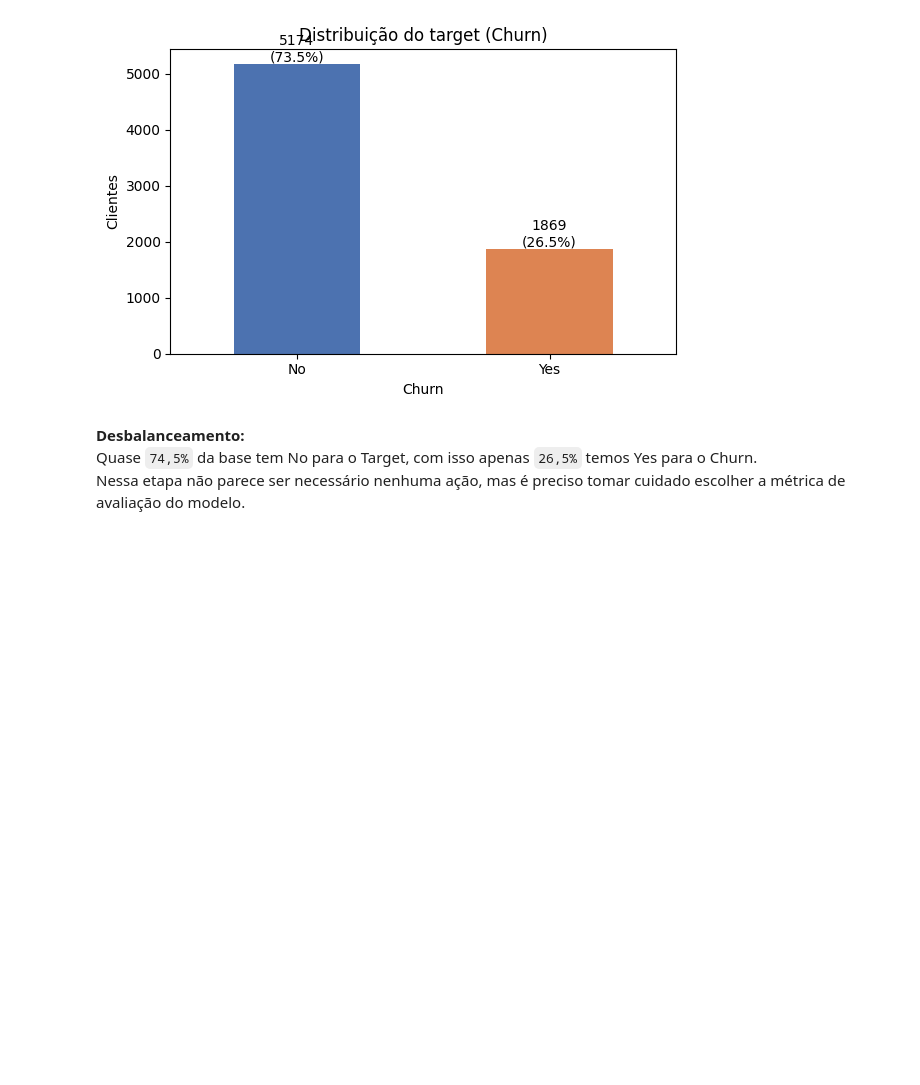
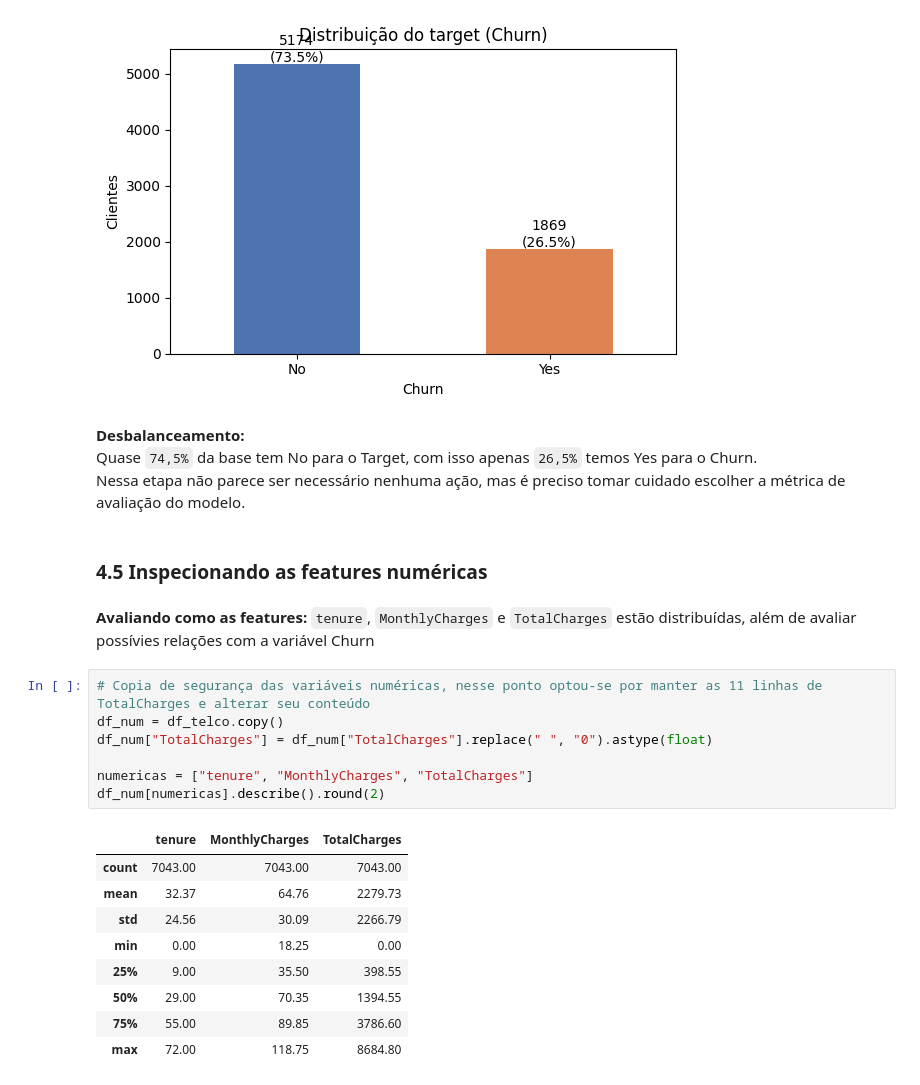
Before and after one commit to RaphaelLima89/fiap_tc01_churn, a Jupyter notebook: notebooks/01_eda.ipynb, the cells around one changed output. Drawn from its saved outputs; the diff is of its cells as text; blank space fills up the shorter version.

```diff
--- a/notebooks/01_eda.ipynb
+++ b/notebooks/01_eda.ipynb
@@ -253,3 +253,24 @@ plt.show()
 **Desbalanceamento:** <br>
 Quase `74,5%` da base tem No para o Target, com isso apenas `26,5%` temos Yes para o Churn. <br>
 Nessa etapa não parece ser necessário nenhuma ação, mas é preciso tomar cuidado escolher a métrica de avaliação do modelo.
+# %% [markdown]
+### 4.5 Inspecionando as features numéricas
+# %% [markdown]
+**Avaliando como as features:** `tenure`, `MonthlyCharges` e `TotalCharges` estão distribuídas, além de avaliar possívies relações com a variável Churn
+# %%
+# Copia de segurança das variáveis numéricas, nesse ponto optou-se por manter as 11 linhas de TotalCharges e alterar seu conteúdo
+df_num = df_telco.copy()
+df_num["TotalCharges"] = df_num["TotalCharges"].replace(" ", "0").astype(float)
+
+numericas = ["tenure", "MonthlyCharges", "TotalCharges"]
+df_num[numericas].describe().round(2)
+# %% [output]
+|  | tenure | MonthlyCharges | TotalCharges |
+| count | 7043.00 | 7043.00 | 7043.00 |
+| mean | 32.37 | 64.76 | 2279.73 |
+| std | 24.56 | 30.09 | 2266.79 |
+| min | 0.00 | 18.25 | 0.00 |
+| 25% | 9.00 | 35.50 | 398.55 |
+| 50% | 29.00 | 70.35 | 1394.55 |
+| 75% | 55.00 | 89.85 | 3786.60 |
+| max | 72.00 | 118.75 | 8684.80 |
```
Also changed, not shown: parts of 11 cells of this notebook.
